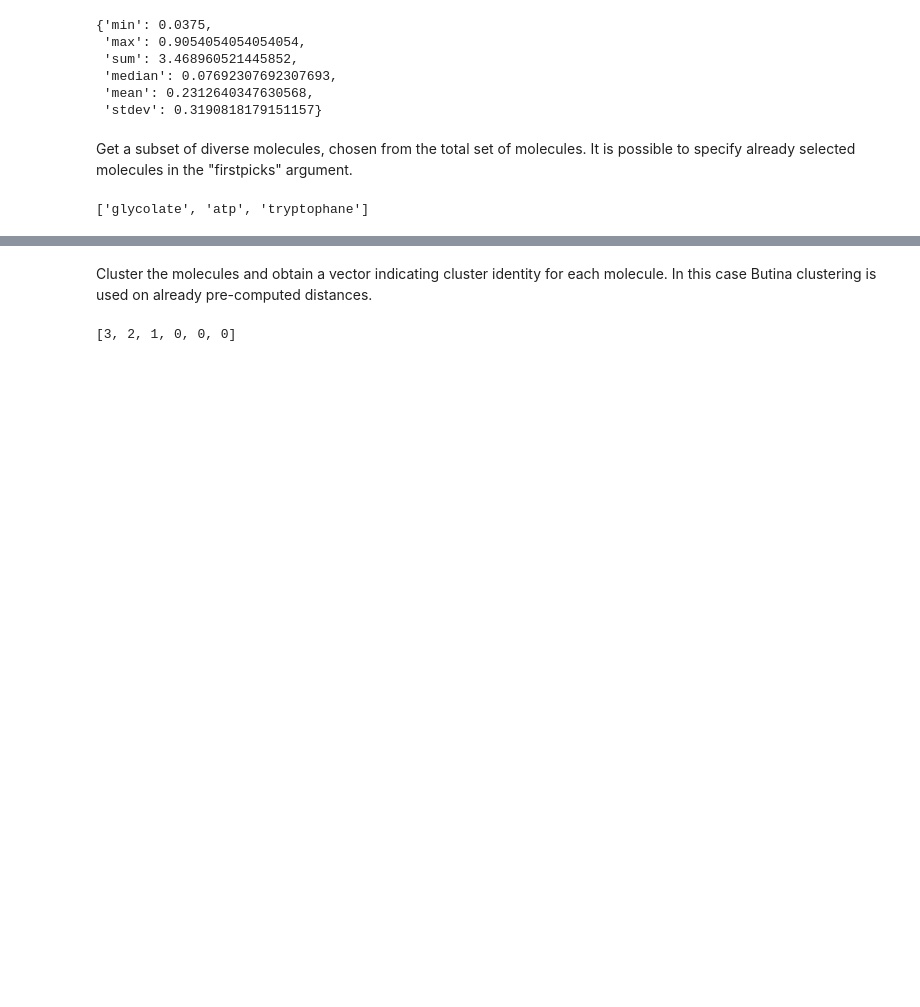
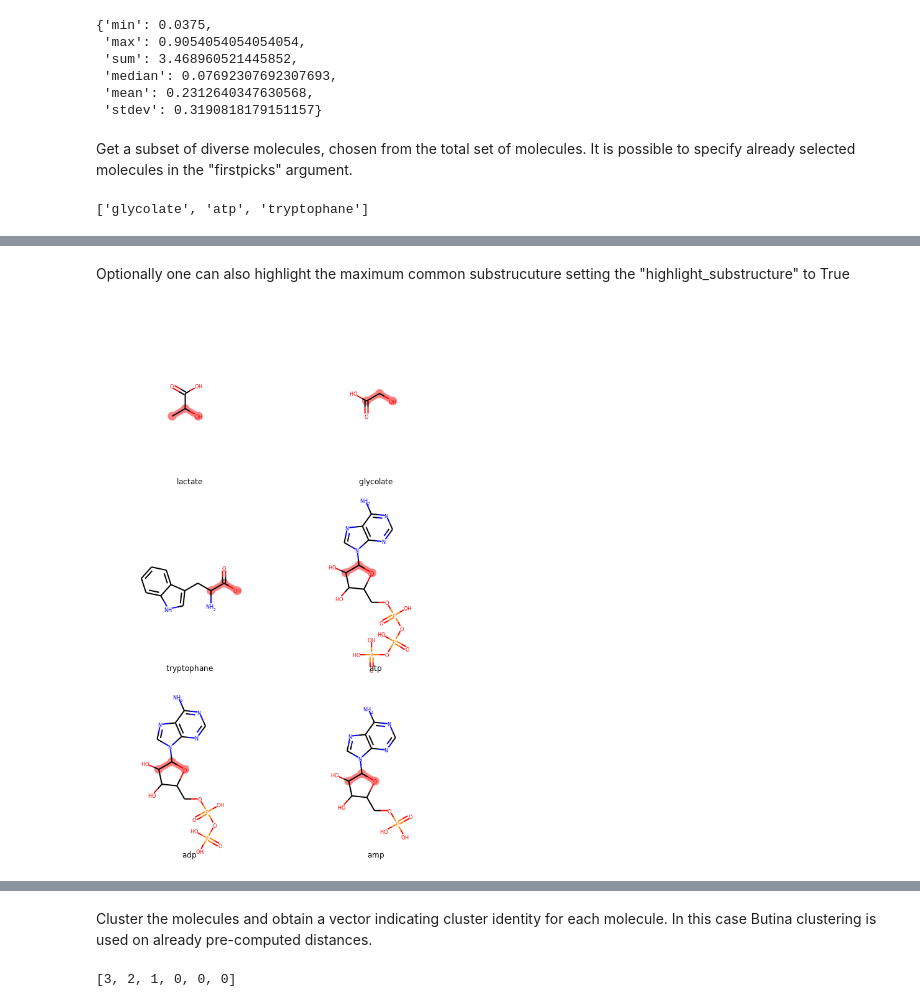
Before and after one commit to EngqvistLab/cheminformatics, a Jupyter notebook: code/cheminfo/package_usage.ipynb, the cells around one changed output, grey strips where cells are left out. Drawn from its saved outputs; the diff is of its cells as text; code cells hidden in the pictures; blank space fills up the shorter version.

```diff
--- a/code/cheminfo/package_usage.ipynb
+++ b/code/cheminfo/package_usage.ipynb
@@ -414,0 +424,6 @@ Draw the molecules and highlight the common substructure
+# %% [markdown]
+Optionally one can also highlight the maximum common substrucuture setting the "highlight_substructure" to True
+# %%
+data_obj.draw_structures(highlight_substructure=True)
+# %% [output]
+[figure, added]
```
Also changed, not shown: parts of 10 cells of this notebook, 8 other files.
